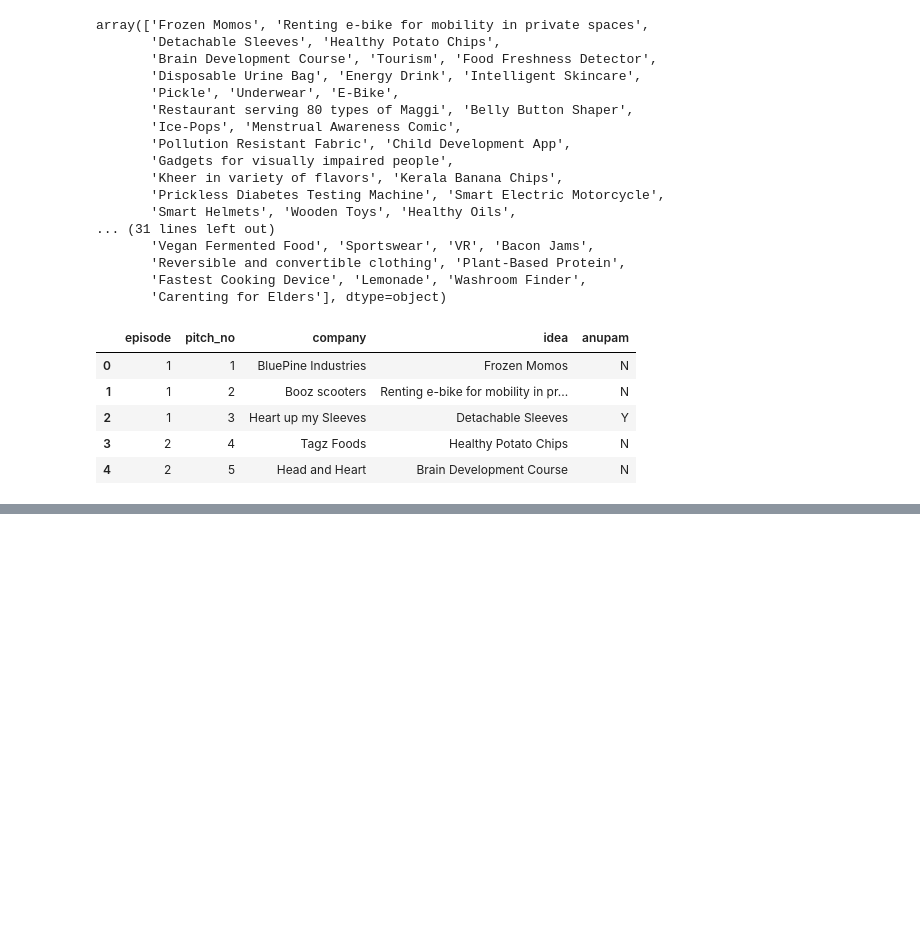
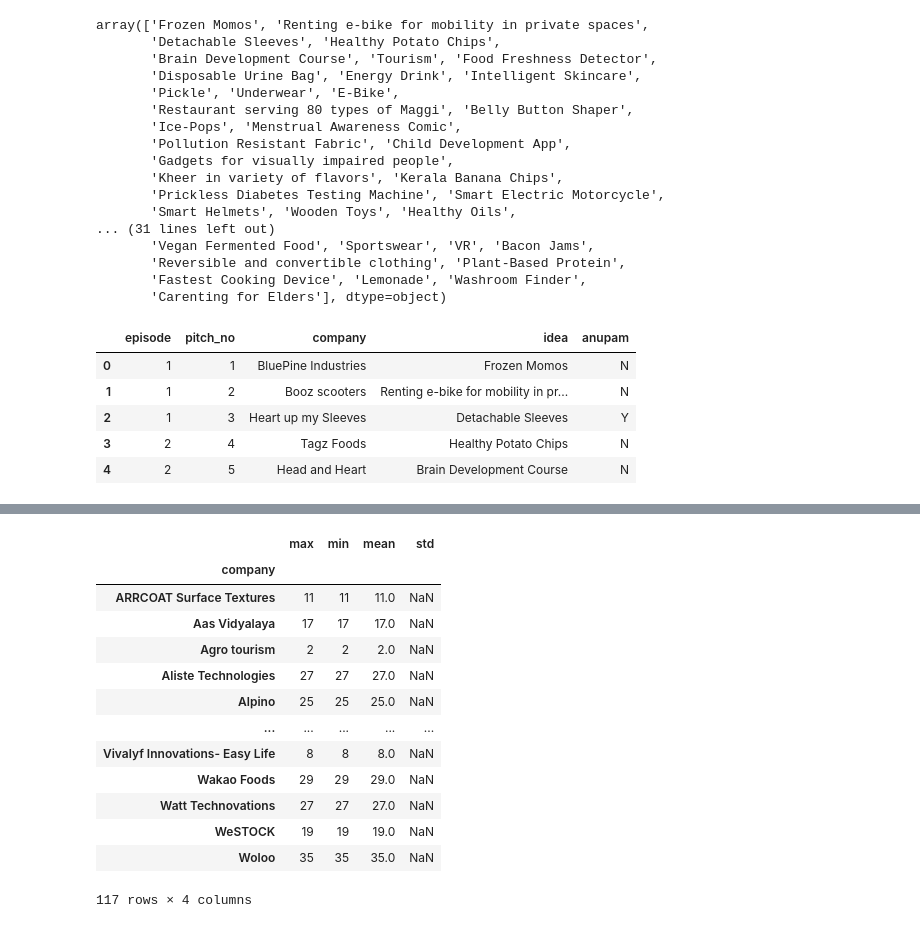
Before and after one commit to poojsaini030/poojsaini030, a Jupyter notebook: notebook93fd813ddb.ipynb, the cells around one changed output, grey strips where cells are left out. Saved outputs shown, nothing was run; the diff lists cells and outputs as text; code cells hidden in the pictures; blank space fills up the shorter version.

```diff
--- a/notebook93fd813ddb.ipynb
+++ b/notebook93fd813ddb.ipynb
@@ -132,0 +147,17 @@ dataframe.head()
+# %%
+dataframe.groupby(["company"])["episode"].agg(["max","min","mean","std"])
+# %% [output]
+|  | max | min | mean | std |
+| company |  |  |  |  |
+| ARRCOAT Surface Textures | 11 | 11 | 11.0 | NaN |
+| Aas Vidyalaya | 17 | 17 | 17.0 | NaN |
+| Agro tourism | 2 | 2 | 2.0 | NaN |
+| Aliste Technologies | 27 | 27 | 27.0 | NaN |
+| Alpino | 25 | 25 | 25.0 | NaN |
+| ... | ... | ... | ... | ... |
+| Vivalyf Innovations- Easy Life | 8 | 8 | 8.0 | NaN |
+| Wakao Foods | 29 | 29 | 29.0 | NaN |
+| Watt Technovations | 27 | 27 | 27.0 | NaN |
+| WeSTOCK | 19 | 19 | 19.0 | NaN |
+| Woloo | 35 | 35 | 35.0 | NaN |
+117 rows × 4 columns
```
Also changed, not shown: parts of 12 cells of this notebook.
